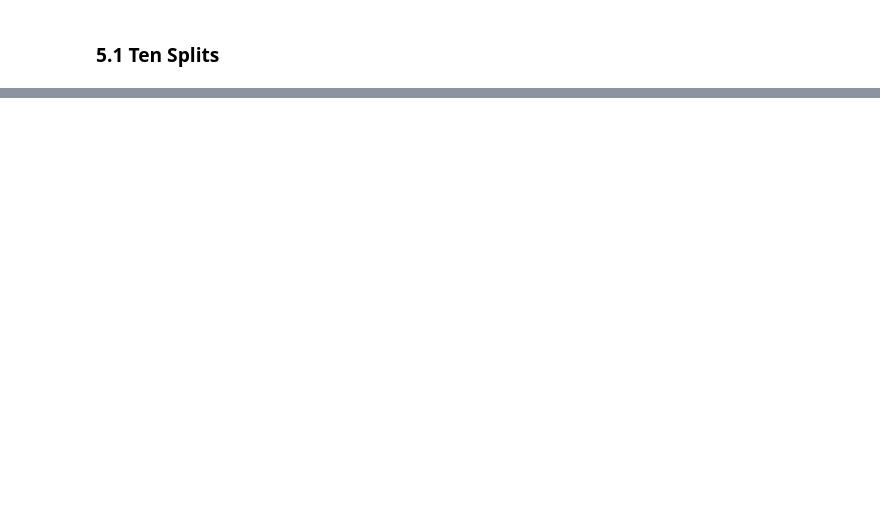
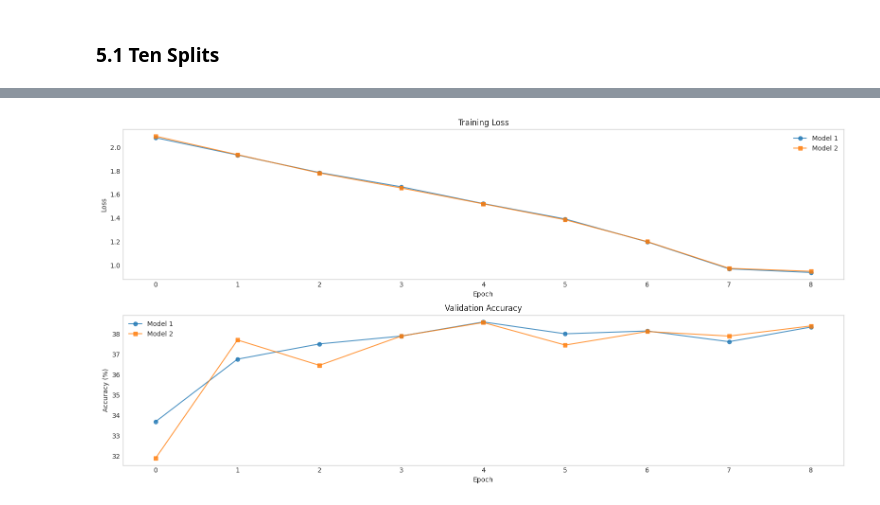
Before and after one commit to subhamayg/AML, a Jupyter notebook: Code/algorithm/Assignment2.ipynb, the cells around one changed output, grey strips where cells are left out. Drawn from its saved outputs; the diff is of its cells as text; code cells hidden in the pictures; blank space fills up the shorter version.

```diff
--- a/Code/algorithm/Assignment2.ipynb
+++ b/Code/algorithm/Assignment2.ipynb
@@ -2184,0 +2254,79 @@ for i in range(num_runs):
+# %%
+import numpy as np
+import torch
+import matplotlib.pyplot as plt
+
+torch.set_printoptions(precision=2, sci_mode=False)
+
+num_runs = 1
+
+# Symmetric Cross-Entropy Loss
+sce_loss = SymmetricCrossEntropyLoss(alpha=1.0, beta=0.1, num_classes=3)
+
+device = torch.device("cuda" if torch.cuda.is_available() else "cpu")
+T_cifar_est = torch.load("T_cifar_est.pt").to(device)
+
+for i in range(num_runs):
+
+    np.random.seed(i)  # for replicability
+    torch.manual_seed(i)
+
+    # cifar 80:20 stratified split, Coteaching
+    print("\n***CIFAR - Coteaching")
+    train_loader, val_loader, test_loader = create_dataloaders_stratified(
+        Xtr_cifar_t,
+        Str_cifar_t,
+        Xts_cifar_t,
+        Yts_cifar_t,
+        val_split=0.2,
+        batch_size=64,
+        seed=i,
+    )
+
+    # Initialize two models
+    model1 = SmallResNet(num_classes=3).to(device)  # For CIFAR-class subset
+    model2 = SmallResNet(num_classes=3).to(device)  # For CIFAR-class subset
+
+    model1, model2, history = coteaching(
+        model1,
+        model2,
+        train_loader,
+        val_loader,
+        loss_fn=sce_loss,
+        forget_rate=0.4,
+        num_gradual=10,
+        disagreement_weight=0.05,
+        num_epochs=20,
+        warmup_epochs=10,
+        eta=1e-4,
+        eta_min=1e-6,
+        patience=5,
+    )
+
+    ensemble_acc = compute_ensemble_top1_accuracy(model1, model2, test_loader)
+    print(f"Ensemble Top-1 accuracy: {ensemble_acc:.2f}%")
+
+    fig, axes = plt.subplots(2, 1, figsize=(16, 8))
+    epochs = history['epoch']
+
+    # Training Loss
+    axes[0].plot(epochs, history['loss1'], label='Model 1', marker='o', alpha=0.8)
+    axes[0].plot(epochs, history['loss2'], label='Model 2', marker='s', alpha=0.8)
+    axes[0].set_title('Training Loss')
+    axes[0].set_xlabel('Epoch')
+    axes[0].set_ylabel('Loss')
+    axes[0].legend()
+
+    # Validation Accuracy
+    axes[1].plot(epochs, history['val_acc1'], label='Model 1', marker='o', alpha=0.8)
+    axes[1].plot(epochs, history['val_acc2'], label='Model 2', marker='s', alpha=0.8)
+    axes[1].set_title('Validation Accuracy')
+    axes[1].set_xlabel('Epoch')
+    axes[1].set_ylabel('Accuracy (%)')
+    axes[1].legend()
+    axes[0].grid(False)
+    axes[1].grid(False)
+
+    plt.tight_layout()
+    plt.show()
+# %% [output]
@@ -2184,0 +2345 @@ for i in range(num_runs):
+[figure, added]
```
Also changed, not shown: parts of 14 cells of this notebook.
